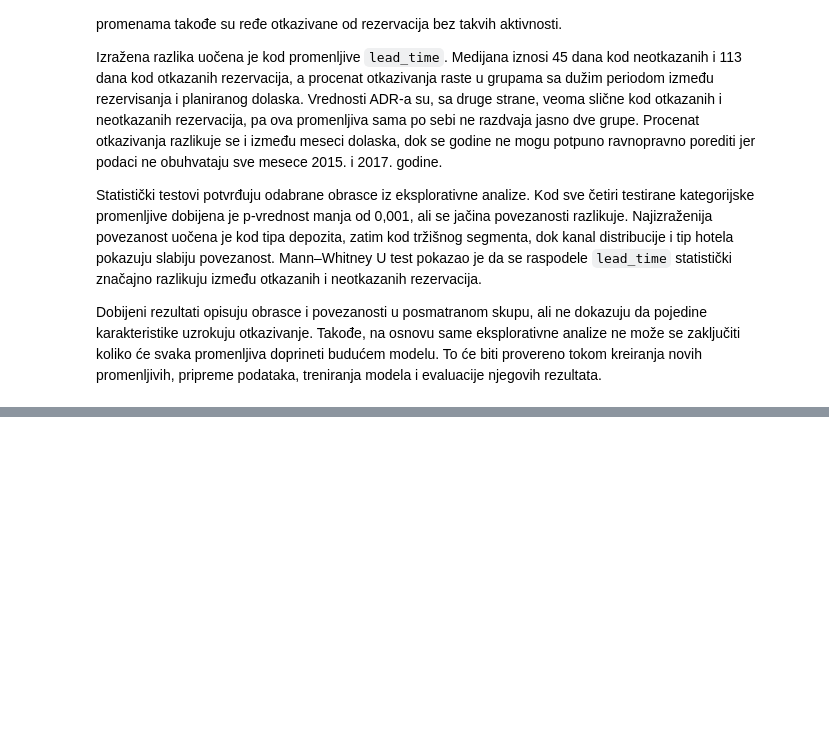
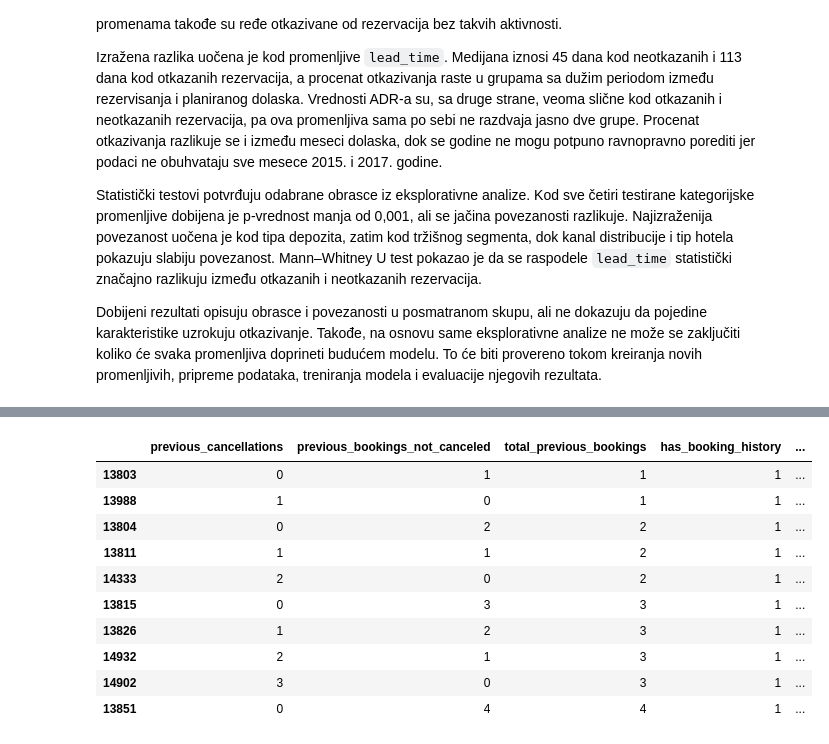
Before and after one commit to angelinalazarevic/Seminarski-UNP---Hotel-Booking, a Jupyter notebook: notebooks/hotel_booking_analysis.ipynb, the cells around one changed output, grey strips where cells are left out. Saved outputs shown, nothing was run; the diff lists cells and outputs as text; code cells hidden in the pictures; blank space fills up the shorter version.

```diff
--- a/notebooks/hotel_booking_analysis.ipynb
+++ b/notebooks/hotel_booking_analysis.ipynb
@@ -1945,0 +2009,53 @@ Dobijeni rezultati opisuju obrasce i povezanosti u posmatranom skupu, ali ne dok
+# %%
+model_df["total_previous_bookings"] = (
+    model_df["previous_cancellations"]
+    + model_df["previous_bookings_not_canceled"]
+)
+
+model_df["has_booking_history"] = (
+    model_df["total_previous_bookings"] > 0
+).astype(int)
+
+model_df["previous_cancellation_rate"] = np.where(
+    model_df["total_previous_bookings"] > 0,
+    (
+        model_df["previous_cancellations"]
+        / model_df["total_previous_bookings"]
+    ),
+    0.0
+)
+
+booking_history_preview = (
+    model_df.loc[
+        model_df["has_booking_history"] == 1,
+        [
+            "previous_cancellations",
+            "previous_bookings_not_canceled",
+            "total_previous_bookings",
+            "has_booking_history",
+            "previous_cancellation_rate"
+        ]
+    ]
+    .drop_duplicates()
+    .sort_values(
+        [
+            "total_previous_bookings",
+            "previous_cancellation_rate"
+        ]
+    )
+    .head(10)
+)
+
+display(booking_history_preview)
+# %% [output]
+|  | previous_cancellations | previous_bookings_not_canceled | total_previous_bookings | has_booking_history | ... |
+| 13803 | 0 | 1 | 1 | 1 | ... |
+| 13988 | 1 | 0 | 1 | 1 | ... |
+| 13804 | 0 | 2 | 2 | 1 | ... |
+| 13811 | 1 | 1 | 2 | 1 | ... |
+| 14333 | 2 | 0 | 2 | 1 | ... |
+| 13815 | 0 | 3 | 3 | 1 | ... |
+| 13826 | 1 | 2 | 3 | 1 | ... |
+| 14932 | 2 | 1 | 3 | 1 | ... |
+| 14902 | 3 | 0 | 3 | 1 | ... |
+| 13851 | 0 | 4 | 4 | 1 | ... |
```
Also changed, not shown: parts of 17 cells of this notebook.
